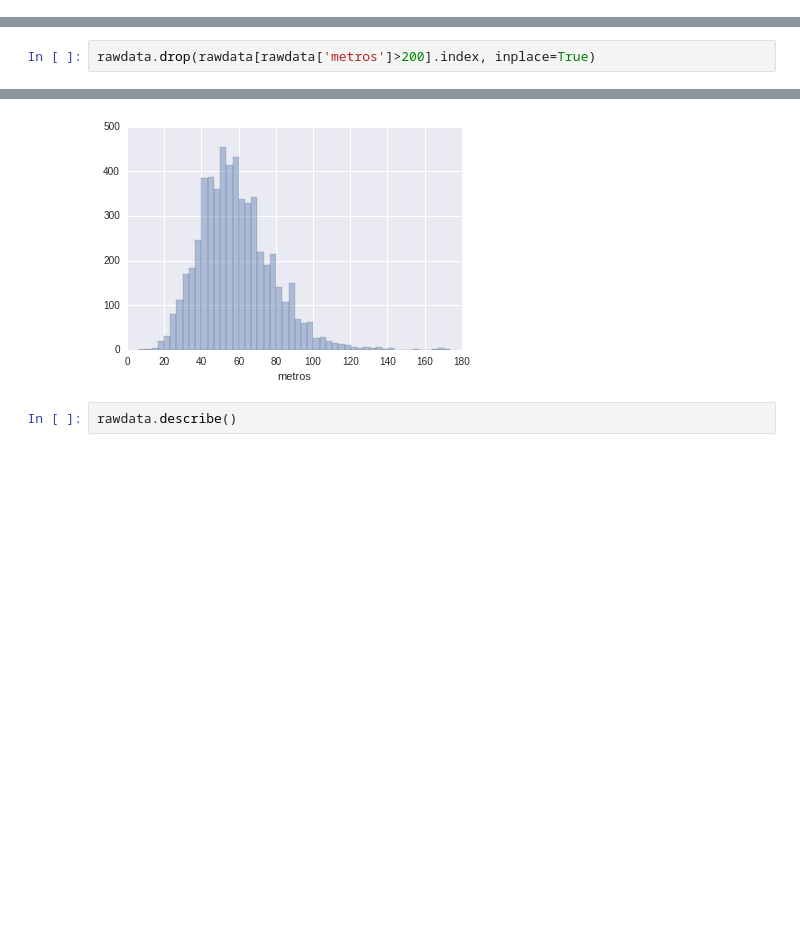
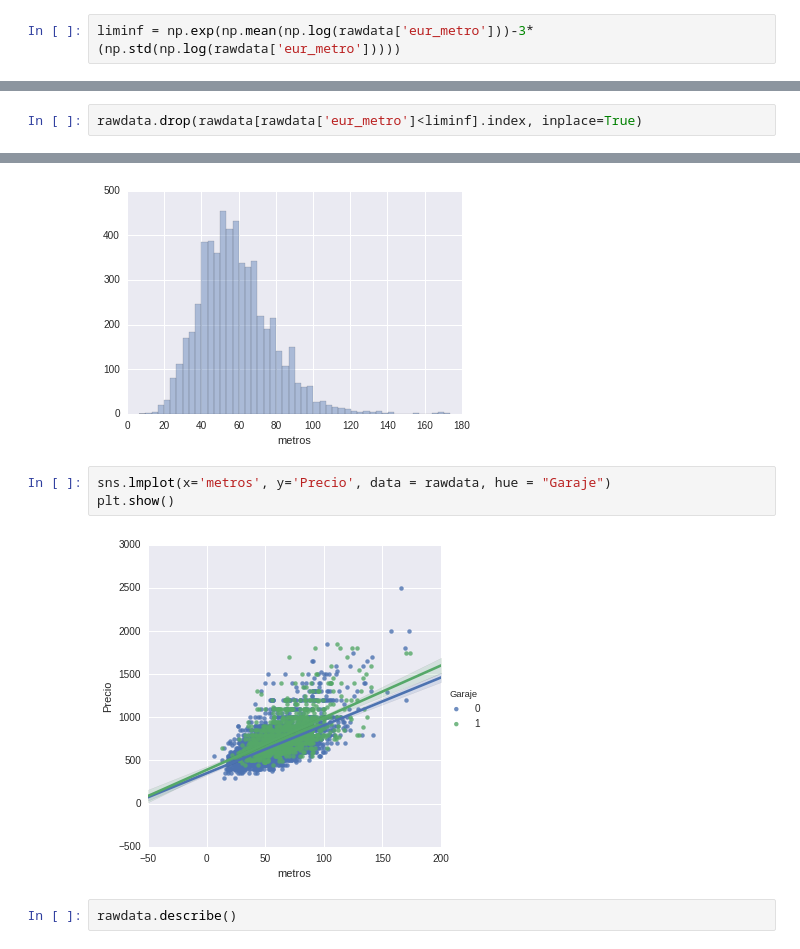
Before and after one commit to manuelmaestre/Proyecto_MDS, a Jupyter notebook: code/raw/python/03_Procesar_datos_IVIMA.ipynb, the cells around one changed output, grey strips where cells are left out. Cells and saved outputs as stored; diff of their text form; blank space fills up the shorter version.

```diff
--- a/code/raw/python/03_Procesar_datos_IVIMA.ipynb
+++ b/code/raw/python/03_Procesar_datos_IVIMA.ipynb
@@ -89 +98,3 @@ plt.show()
+# %%
+liminf = np.exp(np.mean(np.log(rawdata['eur_metro']))-3*(np.std(np.log(rawdata['eur_metro']))))
 # %%
@@ -97,10 +108,15 @@ rawdata[rawdata['metros']>200]
 # %%
-rawdata.drop(rawdata[rawdata['metros']>200].index, inplace=True)
+rawdata.drop(rawdata[rawdata['eur_metro']<liminf].index, inplace=True)
 # %%
 sns.distplot(rawdata['metros'], kde=False)
 plt.show()
 # %% [output]
 [figure]
+# %%
+sns.lmplot(x='metros', y='Precio', data = rawdata, hue = "Garaje")
+plt.show()
+# %% [output]
+[figure, added]
 # %%
 rawdata.describe()
 # %% [output]
```
Also changed, not shown: parts of 8 cells of this notebook, 1 other file.
